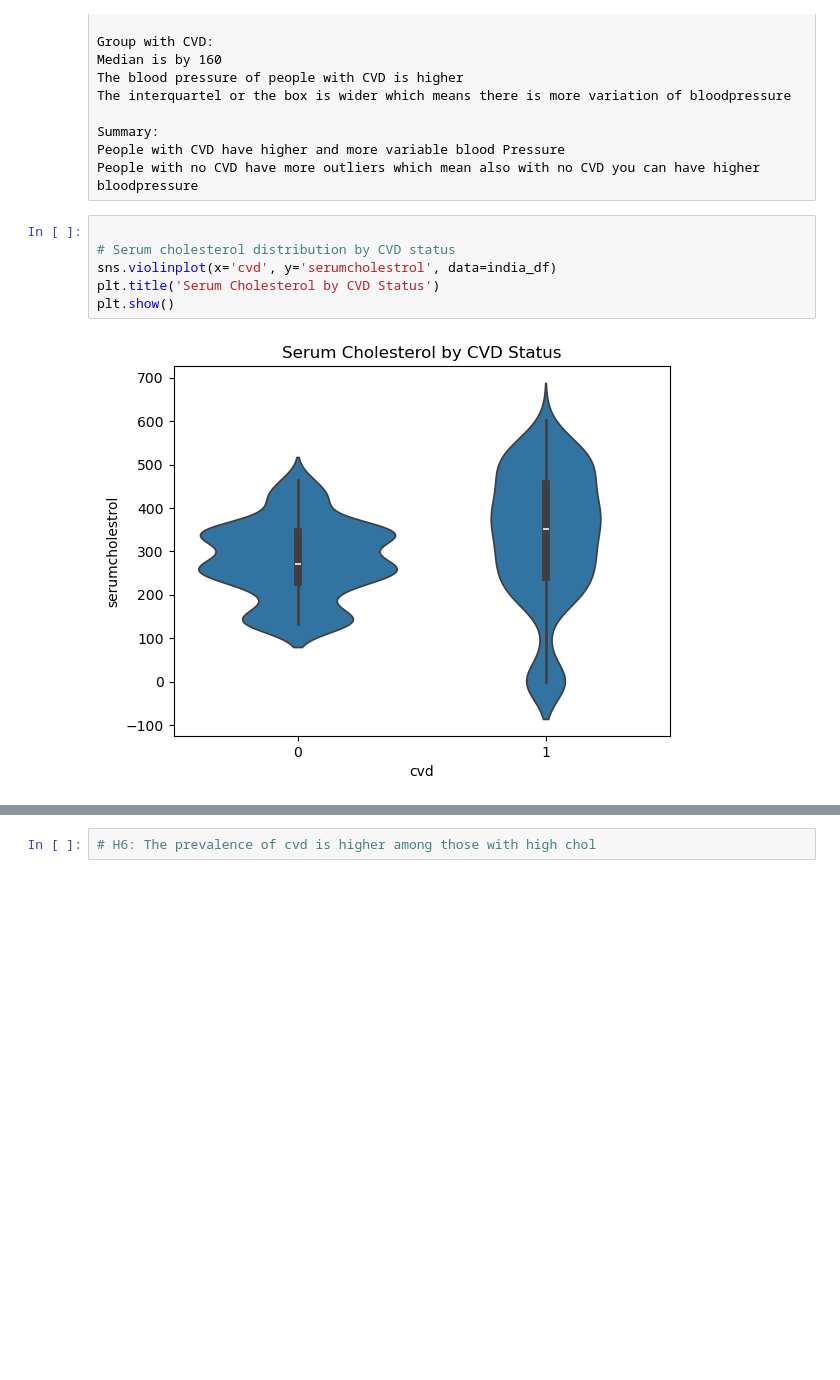
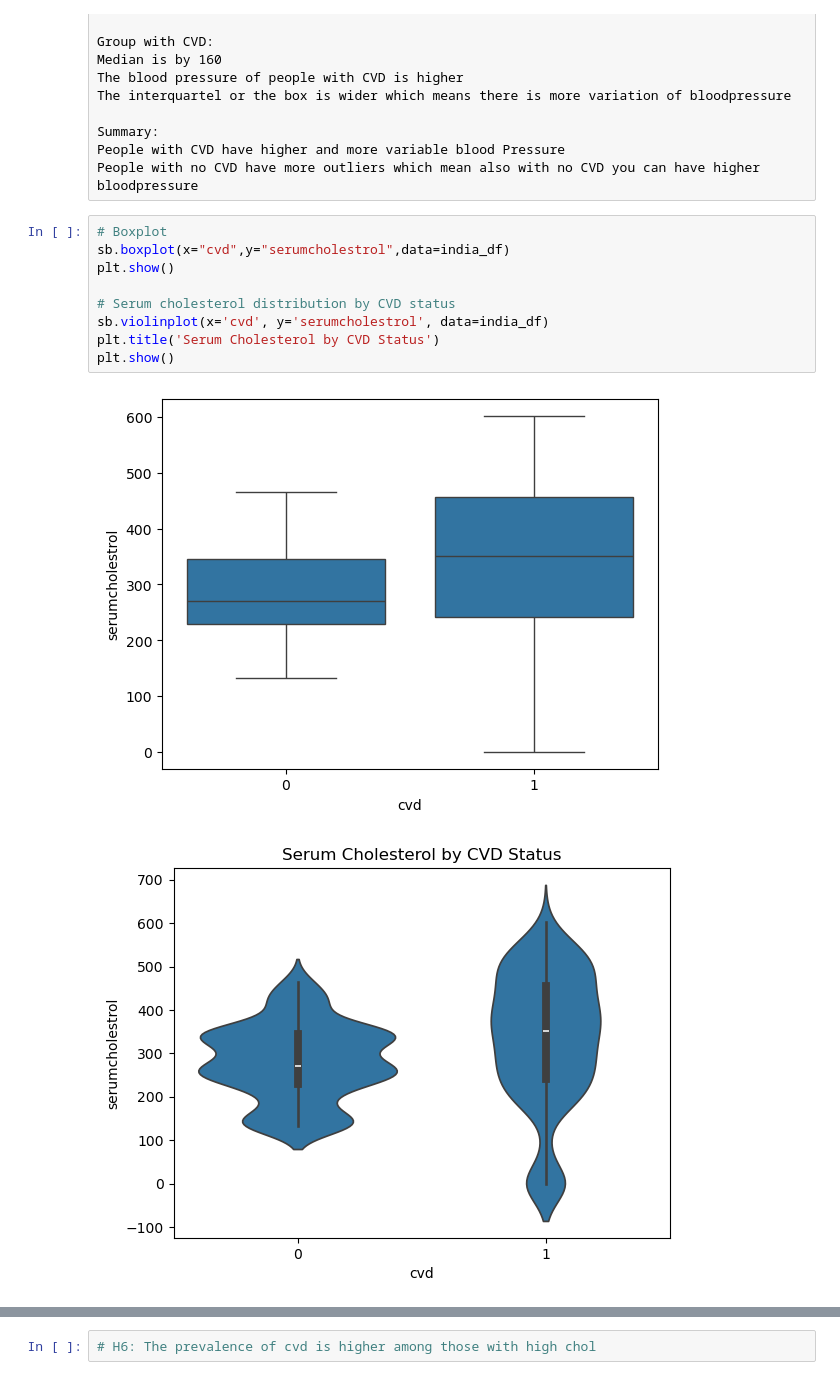
Before and after one commit to BigKawa/Projekt1-Linh-Zala-CVD, a Jupyter notebook: cvd_notebook.ipynb, the cells around one changed output, grey strips where cells are left out. Drawn from its saved outputs; the diff is of its cells as text; blank space fills up the shorter version.

```diff
--- a/cvd_notebook.ipynb
+++ b/cvd_notebook.ipynb
@@ -425,10 +392,14 @@ Summary:
 People with CVD have higher and more variable blood Pressure
 People with no CVD have more outliers which mean also with no CVD you can have higher bloodpressure
 # %%
+# Boxplot
+sb.boxplot(x="cvd",y="serumcholestrol",data=india_df)
+plt.show()
 
 # Serum cholesterol distribution by CVD status
-sns.violinplot(x='cvd', y='serumcholestrol', data=india_df)
+sb.violinplot(x='cvd', y='serumcholestrol', data=india_df)
 plt.title('Serum Cholesterol by CVD Status')
 plt.show()
 # %% [output]
-[figure, old version]
+[figure, new version]
+[figure, added]
```
Also changed, not shown: parts of 19 cells of this notebook, 1 other file.
